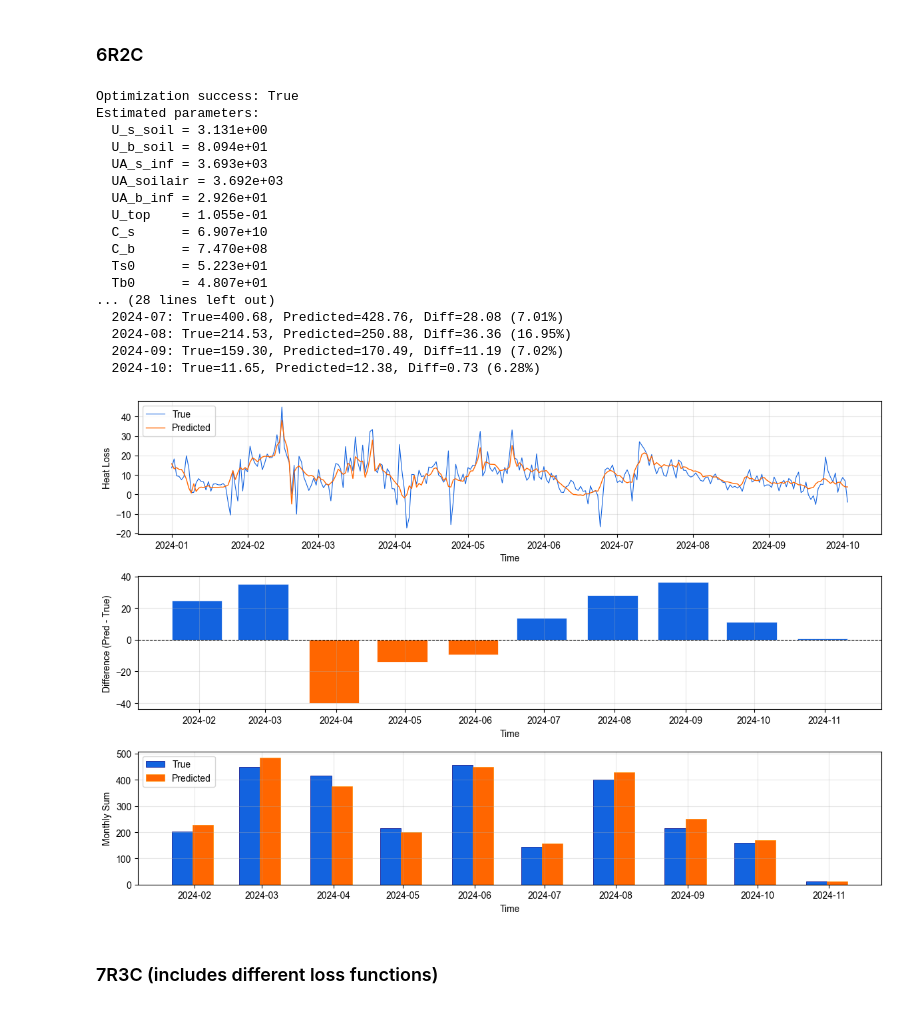
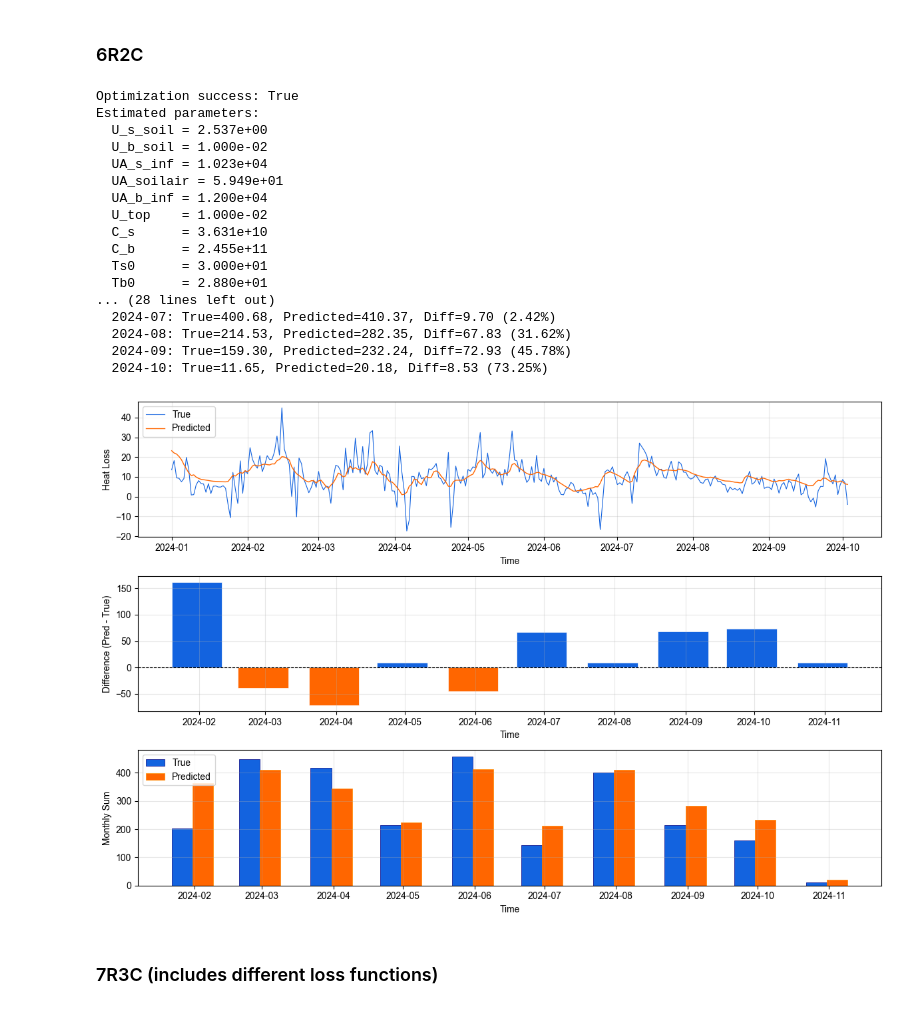
Before and after one commit to chenxie0591/GreyBox-model-heatloss-PTES, a Jupyter notebook: Greybox_heatloss_GitHub.ipynb, the cells around one changed output. Cells and saved outputs as stored; diff of their text form; code cells hidden in the pictures.

```diff
--- a/Greybox_heatloss_GitHub.ipynb
+++ b/Greybox_heatloss_GitHub.ipynb
@@ -21,7 +21,7 @@ set_all_seeds(42)
 # %% [markdown]
 ### (1) load data
 # %%
-df = pd.read_csv('hoje_taastrup_10min.csv',index_col=0)
+df = pd.read_csv('D:/work/PhD/TREASURE/fault-diagnosis/model/data/processed/hoje_taastrup_10min.csv',index_col=0)
 df.index = pd.to_datetime(df.index)
 A_strings = [c for c in df.columns if c.startswith('A')]
 A_strings.sort()
@@ -390,8 +390,8 @@ def state_variable_model(trainx, trainy, testx, testy):
               (0.01,100),      # U_topair
               (1e9,5e12),      # C_s
               (1e7,1e10),      # C_top
-              (5,90),          # Ts0
-              (5,90)]          # Tt0
+              (5,30),          # Ts0
+              (5,30)]          # Tt0
 
 
     lb = [b[0] for b in bounds]
@@ -547,8 +547,8 @@ def state_variable_model(trainx, trainy, testx, testy):
               (0.01,100),     # U_top
               (1e9,5e12),     # C_s
               (1e8,5e11),     # C_b
-              (5,90),         # Ts0
-              (5,90)]         # Tb0
+              (5,30),         # Ts0
+              (5,30)]         # Tb0
 
     lb = [b[0] for b in bounds]
     ub = [b[1] for b in bounds]
@@ -575,48 +575,48 @@ def state_variable_model(trainx, trainy, testx, testy):
     test_pred, T_s, T_b = simulate_6R2C(x_best_real, test_T_watertop, test_T_waterside, test_T_waterbot, test_Tair)
 
     calculate_error_statistics(trainy, train_pred, testy, test_pred, model_name='Model')
     plot_compare(testy, test_pred)
 
     results_df = pd.DataFrame({
         'observed': testy,
         'predicted': test_pred
     })
     # results_df.to_csv('6R2C.csv', index=True, index_label='datetime')
 
 # load data and split it into training set and testing set
 weighted_temp = water.mean(axis=1)
 watertop = water['A_00.25m']
 waterbot = water['A_13.80m']
 
 water_input = pd.concat([watertop,waterbot,weighted_temp,tair],axis=1)
 water_input.columns = ['watertop','waterbot','waterside','Tam']
 
 trainx = water_input[(water_input.index< '2024-07-01')]
 trainy = heat_loss[(heat_loss.index< '2024-07-01')]
 
 testx = water_input
 testy = heat_loss
 
 state_variable_model(trainx, trainy, testx, testy)
 # %% [output]
 Optimization success: True
 Estimated parameters:
-  U_s_soil = 3.131e+00
-  U_b_soil = 8.094e+01
-  UA_s_inf = 3.693e+03
-  UA_soilair = 3.692e+03
-  UA_b_inf = 2.926e+01
-  U_top    = 1.055e-01
-  C_s      = 6.907e+10
-  C_b      = 7.470e+08
-  Ts0      = 5.223e+01
-  Tb0      = 4.807e+01
+  U_s_soil = 2.537e+00
+  U_b_soil = 1.000e-02
+  UA_s_inf = 1.023e+04
+  UA_soilair = 5.949e+01
+  UA_b_inf = 1.200e+04
+  U_top    = 1.000e-02
+  C_s      = 3.631e+10
+  C_b      = 2.455e+11
+  Ts0      = 3.000e+01
+  Tb0      = 2.880e+01
 ... (28 lines left out)
-  2024-07: True=400.68, Predicted=428.76, Diff=28.08 (7.01%)
-  2024-08: True=214.53, Predicted=250.88, Diff=36.36 (16.95%)
-  2024-09: True=159.30, Predicted=170.49, Diff=11.19 (7.02%)
-  2024-10: True=11.65, Predicted=12.38, Diff=0.73 (6.28%)
+  2024-07: True=400.68, Predicted=410.37, Diff=9.70 (2.42%)
+  2024-08: True=214.53, Predicted=282.35, Diff=67.83 (31.62%)
+  2024-09: True=159.30, Predicted=232.24, Diff=72.93 (45.78%)
+  2024-10: True=11.65, Predicted=20.18, Diff=8.53 (73.25%)
-[figure, old version]
+[figure, new version]
 # %% [markdown]
 ### 7R3C (includes different loss functions)
 # %%
```
Also changed, not shown: parts of 5 cells of this notebook.
